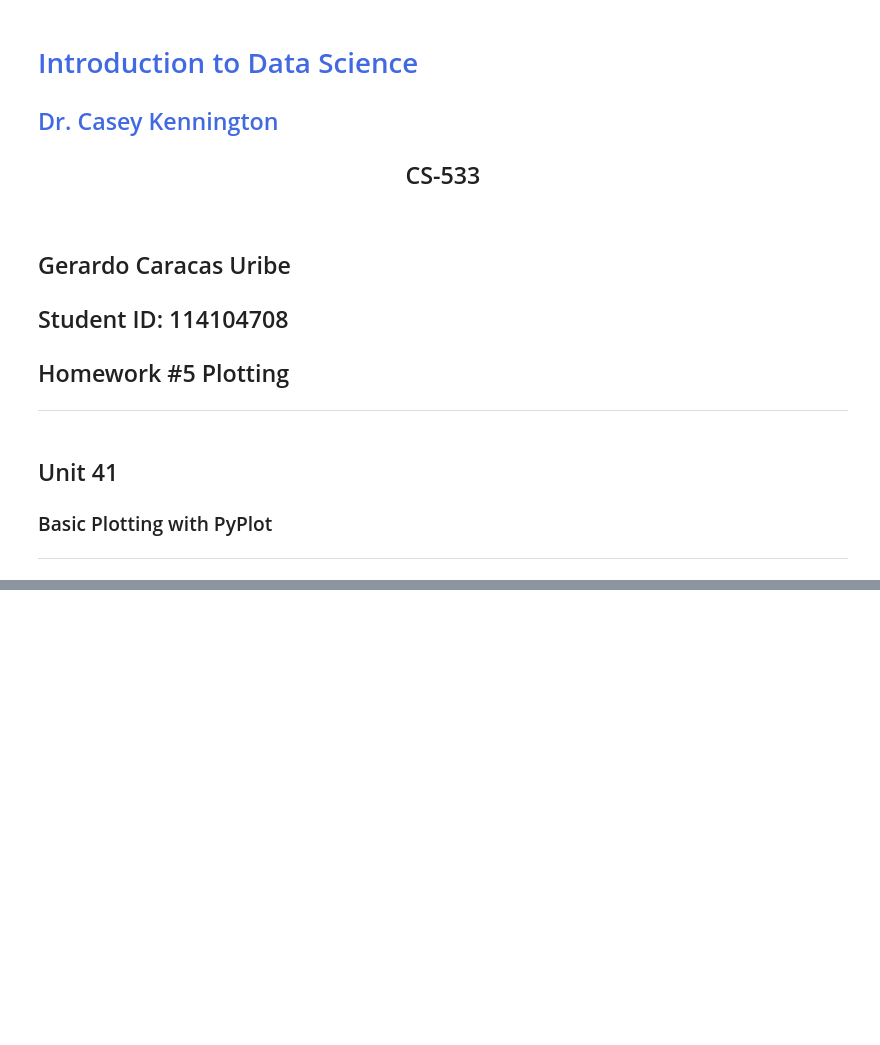
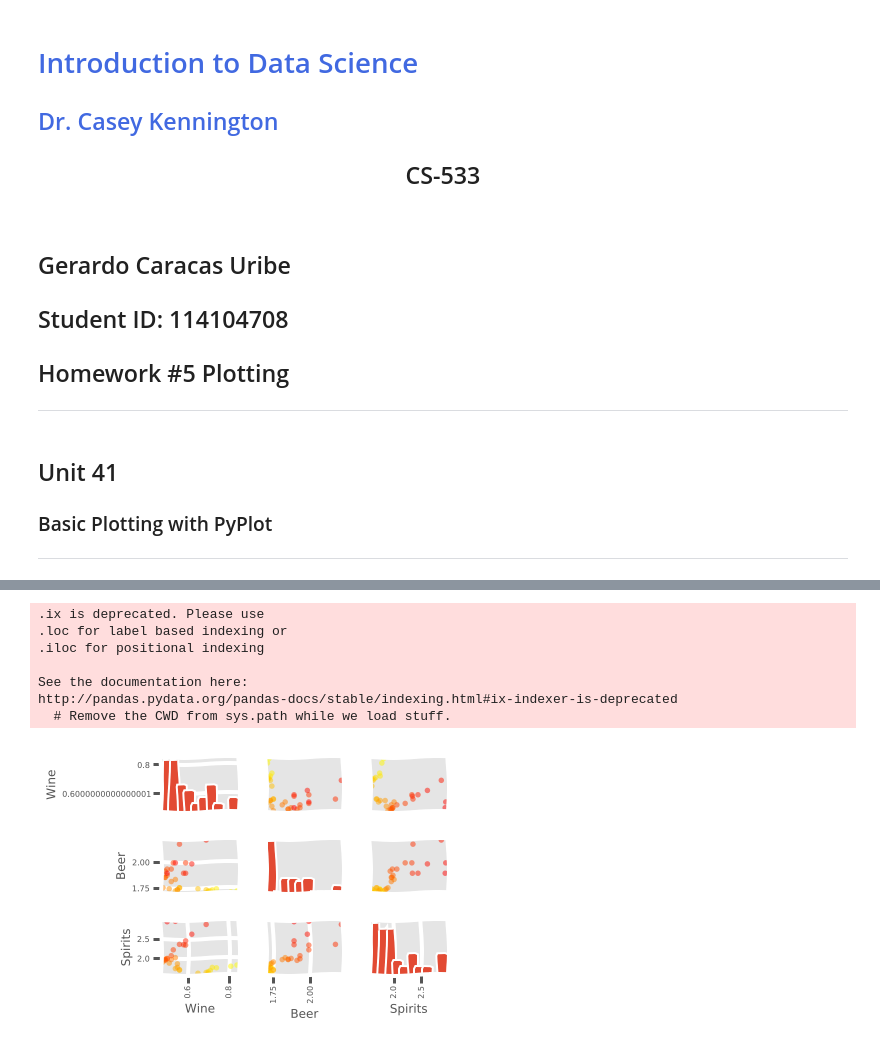
Before and after one commit to gcaracas/bsu, a Jupyter notebook: introds/hw/L5-Plotting/plotting.ipynb, the cells around one changed output, grey strips where cells are left out. Saved outputs shown, nothing was run; the diff lists cells and outputs as text; code cells hidden in the pictures; blank space fills up the shorter version.

```diff
--- a/introds/hw/L5-Plotting/plotting.ipynb
+++ b/introds/hw/L5-Plotting/plotting.ipynb
@@ -37,0 +140,24 @@ Int64Index([1977, 1978, 1979, 1980, 1981, 1982, 1983, 1984, 1985, 1986, 1987,
+# %%
+from pandas.tools.plotting import scatter_matrix
+# The NIAA frame has been pickled before
+alco = pickle.load(open("alco.pickle","rb"))
+
+#Select a good-looking style
+matplotlib.style.use("ggplot")
+
+# Plot the scatter matrix
+STATE="New Hampshire"
+statedata = alco.ix[STATE].reset_index()
+scatter_matrix(statedata[["Wine","Beer","Spirits"]], s=120, c=statedata["Year"], cmap=plt.cm.autumn)
+plt.tight_layout()
+
+plt.savefig("scatter-matrix.pdf")
+# %% [output]
+.ix is deprecated. Please use
+.loc for label based indexing or
+.iloc for positional indexing
+
+See the documentation here:
+http://pandas.pydata.org/pandas-docs/stable/indexing.html#ix-indexer-is-deprecated
+  # Remove the CWD from sys.path while we load stuff.
+[figure, added]
```
Also changed, not shown: parts of 11 cells of this notebook, 6 other files.
